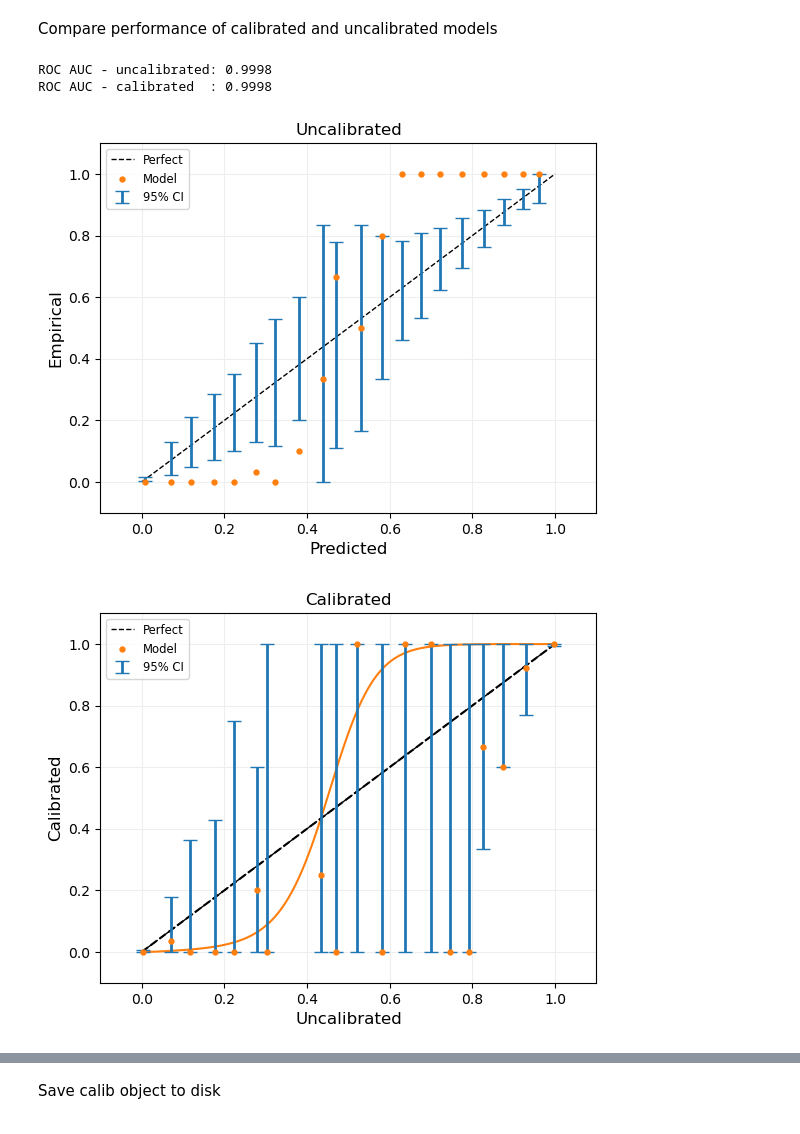
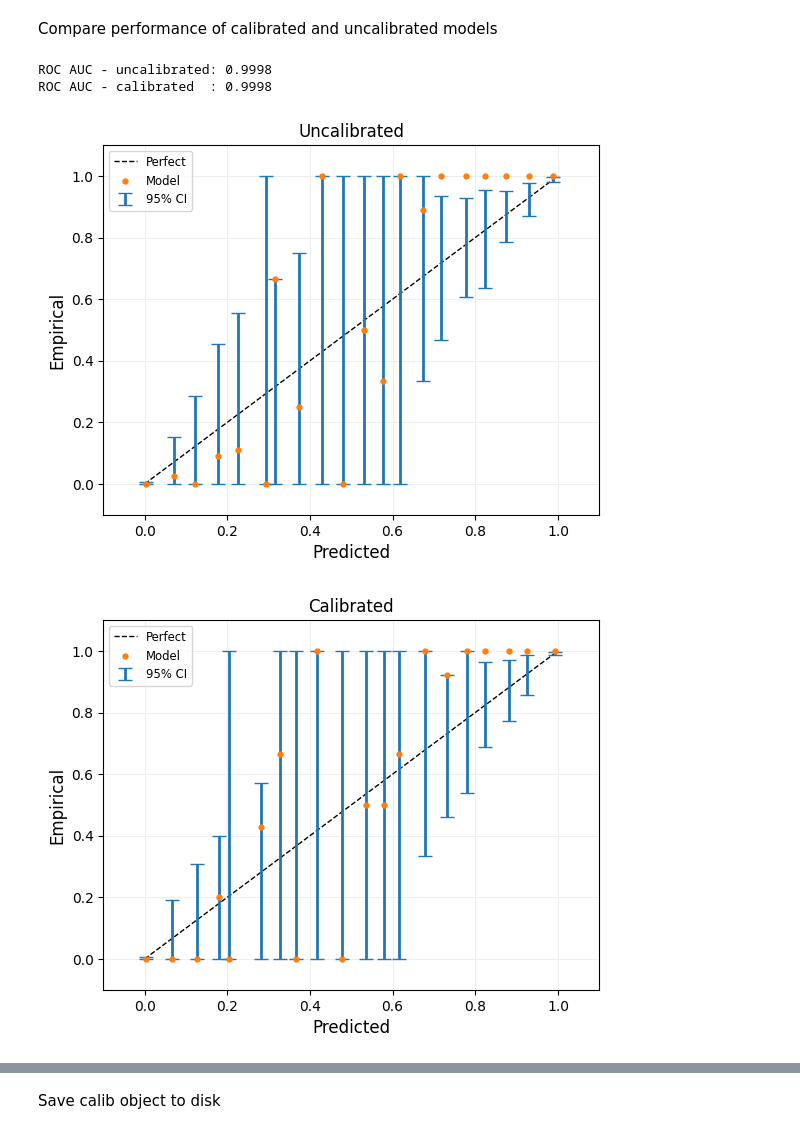
Before and after one commit to marioncalvo/IPEO_production, a Jupyter notebook: projet_aurelie.ipynb, the cells around one changed output, grey strips where cells are left out. Drawn from its saved outputs; the diff is of its cells as text; code cells hidden in the pictures.

```diff
--- a/projet_aurelie.ipynb
+++ b/projet_aurelie.ipynb
@@ -144,11 +146,12 @@ def get_probs_labels(model, loader, device):
             y = y.to(device)
 
             logits = model_resnet(x)
-            logits_rescaled = logits / 5  # reduce magnitude temporarily
+            logits_rescaled = logits / 7  # reduce magnitude temporarily
             probs_rescaled = torch.softmax(logits_rescaled, dim=1)[:,1]
 
             probs_list.append(probs_rescaled.cpu())
             labels_list.append(y.cpu())
+        print(probs_rescaled[:10])
 
     probs_all = torch.cat(probs_list).numpy()
     labels_all = torch.cat(labels_list).numpy()
@@ -160,8 +163,4 @@ X_calib, y_calib = get_probs_labels(model_resnet, val_loader, device)
 
 # Test set
 X_test, y_test = get_probs_labels(model_resnet, test_loader, device)
-
-
-
-print(probs_rescaled[:10])
 # %% [output]
@@ -206,27 +208,28 @@ Compare performance of calibrated and uncalibrated models
 # %%
 # ROC AUC
 roc_uncalib = roc_auc_score(y_test, preds_test_uncalib)
 roc_calib   = roc_auc_score(y_test, preds_test_calib)
 
 print(f"ROC AUC - uncalibrated: {roc_uncalib:.4f}")
 print(f"ROC AUC - calibrated  : {roc_calib:.4f}")
 
 # Reliability diagrams
 plt.figure()
 mli.plot_reliability_diagram(y_test, preds_test_uncalib, marker='.')
+
 plt.title("Uncalibrated")
 plt.show()
 
 plt.figure()
 mli.plot_reliability_diagram(y_test, preds_test_calib, marker='.')
+
 plt.title("Calibrated")
-calib1.show_calibration_curve()
 plt.show()
 # %% [output]
 ROC AUC - uncalibrated: 0.9998
 ROC AUC - calibrated  : 0.9998
-[figure, old version]
+[figure, new version]
-[figure, old version]
+[figure, new version]
 # %%
 calib1.show_spline_reg_plot()
 # %% [output]
```
Also changed, not shown: parts of 12 cells of this notebook.
